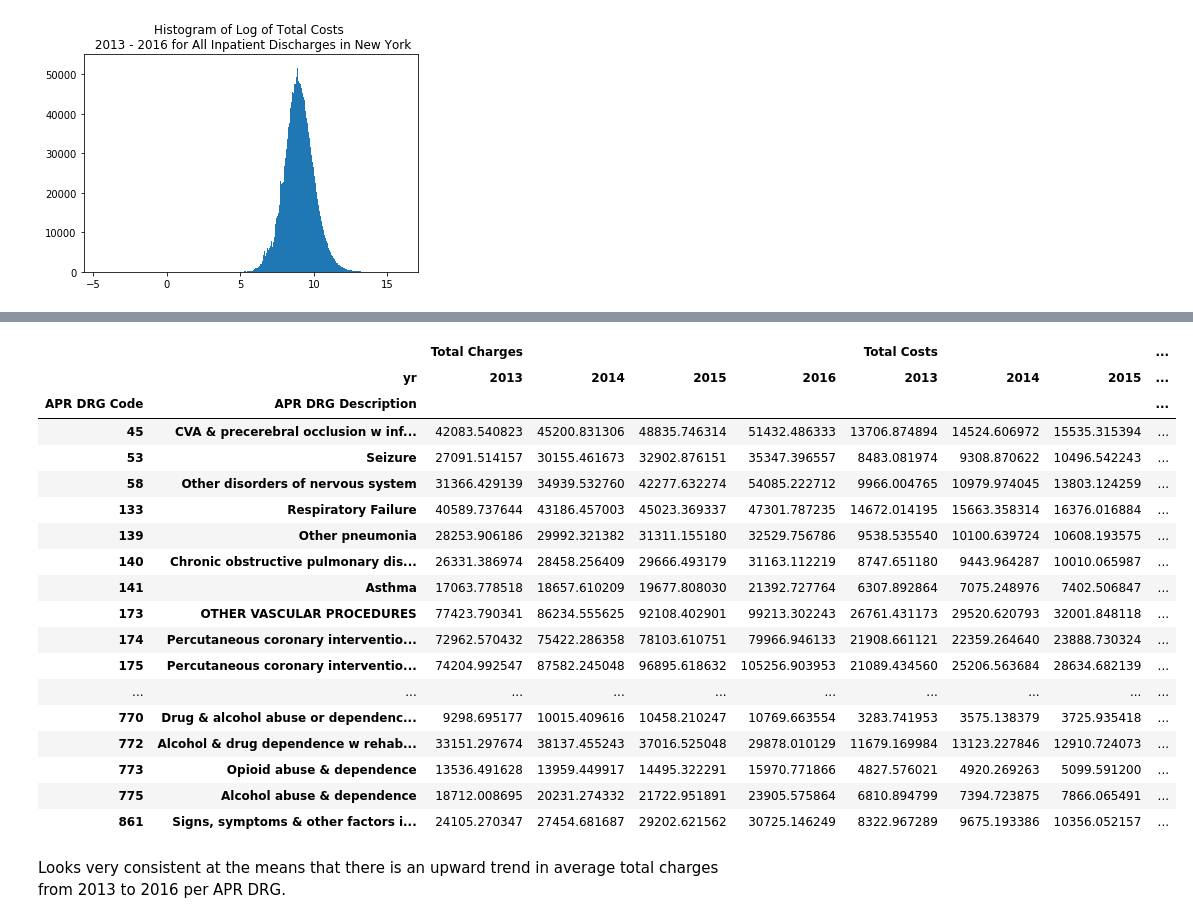
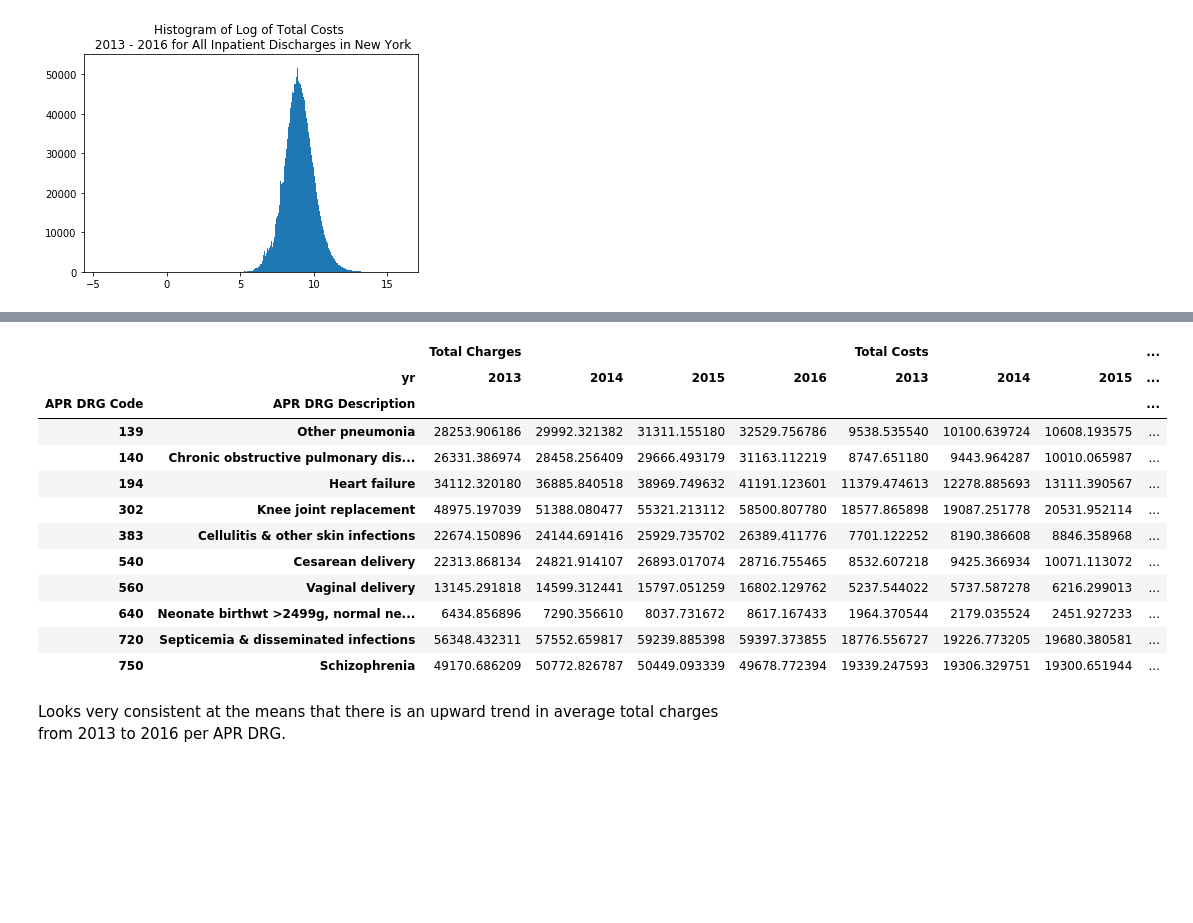
Before and after one commit to meiguan/nycHospitalPricing, a Jupyter notebook: 3_compileDischargesHospitalCensusData.ipynb, the cells around one changed output, grey strips where cells are left out. Cells and saved outputs as stored; diff of their text form; code cells hidden in the pictures; blank space fills up the shorter version.

```diff
--- a/3_compileDischargesHospitalCensusData.ipynb
+++ b/3_compileDischargesHospitalCensusData.ipynb
@@ -281,0 +282,5 @@ Getting a quick glance at APR Illness and the severity. It seems like it is as e
+# %%
+top10APRDrg = sparcsAll.groupby('APR DRG Code').count()[['Type of Admission']]\
+.reset_index().sort_values(by='Type of Admission', ascending=False).head(10)
+
+top10APRDrg
@@ -348,28 +364,22 @@ max      4.795126e+06
 Name: Total Charges, dtype: float64
 # %%
-sparcsAll[sparcsAll['APR DRG Description'].isin(top50APRDrg.reset_index()['APR DRG Description'].values)]\
+sparcsAll[sparcsAll['APR DRG Code'].isin(top10APRDrg.reset_index()['APR DRG Code'].values)]\
 .groupby(['yr', 'APR DRG Code', 'APR DRG Description']).mean()[['Total Charges', 'Total Costs']]\
 .pivot_table(index=['APR DRG Code', 'APR DRG Description'], columns='yr')
 # %% [output]
 |  |  | Total Charges |  |  |  | Total Costs |  |  | ... |
 |  | yr | 2013 | 2014 | 2015 | 2016 | 2013 | 2014 | 2015 | ... |
 | APR DRG Code | APR DRG Description |  |  |  |  |  |  |  | ... |
-| 45 | CVA & precerebral occlusion w inf... | 42083.540823 | 45200.831306 | 48835.746314 | 51432.486333 | 13706.874894 | 14524.606972 | 15535.315394 | ... |
-| 53 | Seizure | 27091.514157 | 30155.461673 | 32902.876151 | 35347.396557 | 8483.081974 | 9308.870622 | 10496.542243 | ... |
-| 58 | Other disorders of nervous system | 31366.429139 | 34939.532760 | 42277.632274 | 54085.222712 | 9966.004765 | 10979.974045 | 13803.124259 | ... |
-| 133 | Respiratory Failure | 40589.737644 | 43186.457003 | 45023.369337 | 47301.787235 | 14672.014195 | 15663.358314 | 16376.016884 | ... |
 | 139 | Other pneumonia | 28253.906186 | 29992.321382 | 31311.155180 | 32529.756786 | 9538.535540 | 10100.639724 | 10608.193575 | ... |
 | 140 | Chronic obstructive pulmonary dis... | 26331.386974 | 28458.256409 | 29666.493179 | 31163.112219 | 8747.651180 | 9443.964287 | 10010.065987 | ... |
-| 141 | Asthma | 17063.778518 | 18657.610209 | 19677.808030 | 21392.727764 | 6307.892864 | 7075.248976 | 7402.506847 | ... |
-| 173 | OTHER VASCULAR PROCEDURES | 77423.790341 | 86234.555625 | 92108.402901 | 99213.302243 | 26761.431173 | 29520.620793 | 32001.848118 | ... |
-| 174 | Percutaneous coronary interventio... | 72962.570432 | 75422.286358 | 78103.610751 | 79966.946133 | 21908.661121 | 22359.264640 | 23888.730324 | ... |
-| 175 | Percutaneous coronary interventio... | 74204.992547 | 87582.245048 | 96895.618632 | 105256.903953 | 21089.434560 | 25206.563684 | 28634.682139 | ... |
-| ... | ... | ... | ... | ... | ... | ... | ... | ... | ... |
-| 770 | Drug & alcohol abuse or dependenc... | 9298.695177 | 10015.409616 | 10458.210247 | 10769.663554 | 3283.741953 | 3575.138379 | 3725.935418 | ... |
-| 772 | Alcohol & drug dependence w rehab... | 33151.297674 | 38137.455243 | 37016.525048 | 29878.010129 | 11679.169984 | 13123.227846 | 12910.724073 | ... |
-| 773 | Opioid abuse & dependence | 13536.491628 | 13959.449917 | 14495.322291 | 15970.771866 | 4827.576021 | 4920.269263 | 5099.591200 | ... |
-| 775 | Alcohol abuse & dependence | 18712.008695 | 20231.274332 | 21722.951891 | 23905.575864 | 6810.894799 | 7394.723875 | 7866.065491 | ... |
-| 861 | Signs, symptoms & other factors i... | 24105.270347 | 27454.681687 | 29202.621562 | 30725.146249 | 8322.967289 | 9675.193386 | 10356.052157 | ... |
+| 194 | Heart failure | 34112.320180 | 36885.840518 | 38969.749632 | 41191.123601 | 11379.474613 | 12278.885693 | 13111.390567 | ... |
+| 302 | Knee joint replacement | 48975.197039 | 51388.080477 | 55321.213112 | 58500.807780 | 18577.865898 | 19087.251778 | 20531.952114 | ... |
+| 383 | Cellulitis & other skin infections | 22674.150896 | 24144.691416 | 25929.735702 | 26389.411776 | 7701.122252 | 8190.386608 | 8846.358968 | ... |
+| 540 | Cesarean delivery | 22313.868134 | 24821.914107 | 26893.017074 | 28716.755465 | 8532.607218 | 9425.366934 | 10071.113072 | ... |
+| 560 | Vaginal delivery | 13145.291818 | 14599.312441 | 15797.051259 | 16802.129762 | 5237.544022 | 5737.587278 | 6216.299013 | ... |
+| 640 | Neonate birthwt >2499g, normal ne... | 6434.856896 | 7290.356610 | 8037.731672 | 8617.167433 | 1964.370544 | 2179.035524 | 2451.927233 | ... |
+| 720 | Septicemia & disseminated infections | 56348.432311 | 57552.659817 | 59239.885398 | 59397.373855 | 18776.556727 | 19226.773205 | 19680.380581 | ... |
+| 750 | Schizophrenia | 49170.686209 | 50772.826787 | 50449.093339 | 49678.772394 | 19339.247593 | 19306.329751 | 19300.651944 | ... |
 # %% [markdown]
 Looks very consistent at the means that there is an upward trend in average total charges from 2013 to 2016 per APR DRG.
 # %% [markdown]
```
Also changed, not shown: parts of 11 cells of this notebook, 3 other files.
